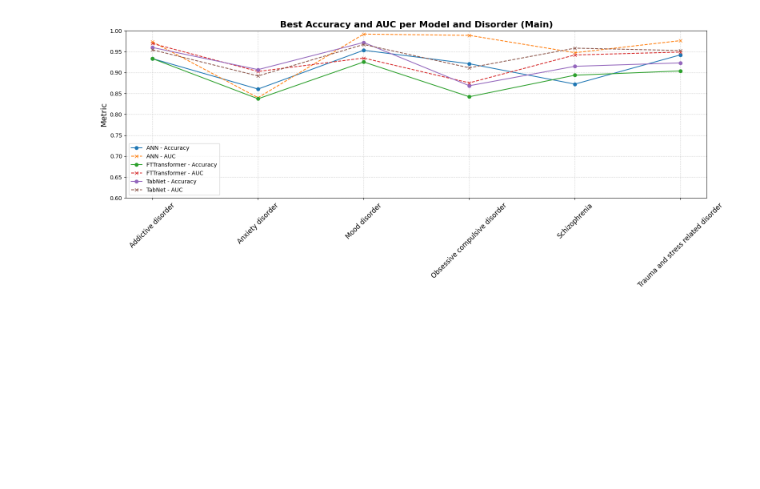
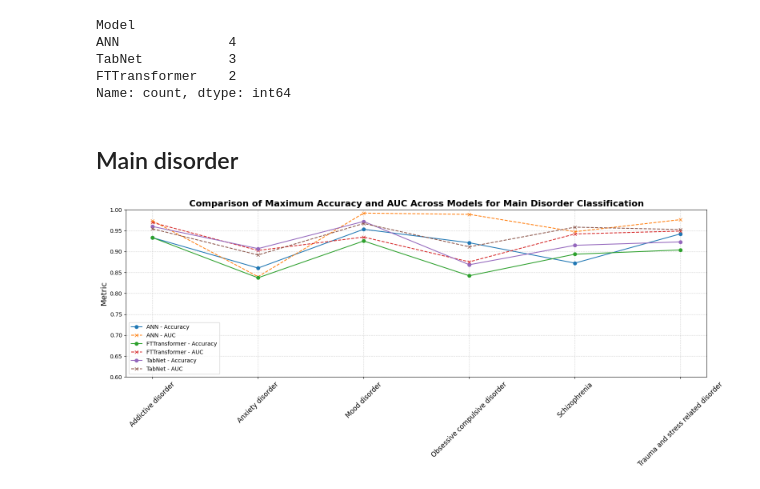
Before and after one commit to matt-balda/.tcc.eeg-signals-neuropsychiatric, a Jupyter notebook: results/training_logs/binary/comparison_graphs_models.ipynb, the cells around one changed output. Drawn from its saved outputs; the diff is of its cells as text; code cells hidden in the pictures; blank space fills up the shorter version.

```diff
--- a/results/training_logs/binary/comparison_graphs_models.ipynb
+++ b/results/training_logs/binary/comparison_graphs_models.ipynb
@@ -3,25 +5,22 @@ import pandas as pd
 import matplotlib.pyplot as plt
 import numpy as np
 
-# 1. Load the CSVs
 df_ann_spec = pd.read_csv('./binary_classification_specifc_disorder_ann.csv')
 df_fttransformer_spec = pd.read_csv('./binary_classification_specific_disorder_fttransformer.csv')
-df_tabnet_spec = pd.read_csv('./binary_classification_specifc_disorder_tabnet1.csv')
+df_tabnet_spec = pd.read_csv('./binary_classification_specifc_disorder_tabnet_last.csv')
 
-# 2. Add a column identifying the model
 df_ann_spec['Model'] = 'ANN'
 df_fttransformer_spec['Model'] = 'FTTransformer'
 df_tabnet_spec['Model'] = 'TabNet'
 
-# 3. Select the row with the highest Accuracy for each Disorder within each model
+
+
 best_ann = df_ann_spec.loc[df_ann_spec.groupby('Disorder')['Accuracy'].idxmax()]
 best_ftt = df_fttransformer_spec.loc[df_fttransformer_spec.groupby('Disorder')['Accuracy'].idxmax()]
 best_tabnet = df_tabnet_spec.loc[df_tabnet_spec.groupby('Disorder')['Accuracy'].idxmax()]
 
-# 4. Combine the best results into one DataFrame
 df_best_spec = pd.concat([best_ann, best_ftt, best_tabnet], ignore_index=True)
 
-# 5. Build metric dictionaries
 def build_metrics_per_disorder(df):
     accuracy = {}
     auc = {}
@@ -33,7 +32,6 @@ def build_metrics_per_disorder(df):
 
 accuracy_spec, auc_spec = build_metrics_per_disorder(df_best_spec)
 
-# 6. Prepare the plot
 labels = list(accuracy_spec.keys())
 models = ['ANN', 'FTTransformer', 'TabNet']
 x = np.arange(len(labels))
@@ -49,10 +47,11 @@ for i, model in enumerate(models):
 plt.xticks(x, labels, rotation=45, fontsize=12)
 plt.ylim(0.6, 1.0)
 plt.ylabel('Metric', fontsize=14)
-plt.title('Best Accuracy and AUC per Model and Disorder (Specific)', fontsize=16, fontweight='bold')
+plt.title('Comparison of Maximum Accuracy and AUC Across Models for Specific Disorder Classification', fontsize=16, fontweight='bold')
 plt.legend(fontsize=10)
 plt.grid(True, linestyle='--', alpha=0.5)
 plt.tight_layout()
+# plt.savefig('model_comparison_specific_disorder.eps', format='eps', dpi=300)
 plt.savefig('model_comparison_specific_disorder.png', dpi=300)
 plt.show()
 # %% [output]
@@ -60,55 +181,61 @@ plt.show()
+# %%
+winners = df_best_spec.loc[df_best_spec.groupby('Disorder')['Accuracy'].idxmax()]
+winner_count = winners['Model'].value_counts()
+winner_count
+# %% [output]
+Model
+ANN              4
+TabNet           3
+FTTransformer    2
+Name: count, dtype: int64
+# %% [markdown]
+## Main disorder
 # %%
-# 1. Load the CSVs
 df_ann_main = pd.read_csv('./binary_classification_main_disorder_ann.csv')
 df_fttransformer_main = pd.read_csv('./binary_classification_main_disorder_fttransformer.csv')
-df_tabnet_main = pd.read_csv('./binary_classification_main_disorder_tabnet1.csv')
+df_tabnet_main = pd.read_csv('./binary_classification_main_disorder_tabnet_last.csv')
 
-# 2. Add a column identifying the model
 df_ann_main['Model'] = 'ANN'
 df_fttransformer_main['Model'] = 'FTTransformer'
 df_tabnet_main['Model'] = 'TabNet'
 
-# 3. Select the row with the highest Accuracy for each Disorder within each model
 best_ann = df_ann_main.loc[df_ann_main.groupby('Disorder')['Accuracy'].idxmax()]
 best_ftt = df_fttransformer_main.loc[df_fttransformer_main.groupby('Disorder')['Accuracy'].idxmax()]
 best_tabnet = df_tabnet_main.loc[df_tabnet_main.groupby('Disorder')['Accuracy'].idxmax()]
 
-# 4. Combine the best results into one DataFrame
 df_best = pd.concat([best_ann, best_ftt, best_tabnet], ignore_index=True)
 
-# 5. Build metric dictionaries
 def build_metrics_per_disorder(df):
     accuracy = {}
     auc = {}
     for disorder in sorted(df['Disorder'].unique()):
         data = df[df['Disorder'] == disorder].sort_values('Model')
         accuracy[disorder] = data['Accuracy'].tolist()
         auc[disorder] = data['AUC'].tolist()
     return accuracy, auc
 
 accuracy_main, auc_main = build_metrics_per_disorder(df_best)
 
-# 6. Prepare the plot
 labels = list(accuracy_main.keys())
 models = ['ANN', 'FTTransformer', 'TabNet']
 x = np.arange(len(labels))
 
 plt.figure(figsize=(16, 7))
 
 for i, model in enumerate(models):
     acc_vals = [accuracy_main[label][i] for label in labels]
     auc_vals = [auc_main[label][i] for label in labels]
     plt.plot(x, acc_vals, marker='o', linestyle='-', label=f'{model} - Accuracy')
     plt.plot(x, auc_vals, marker='x', linestyle='--', label=f'{model} - AUC')
 
 plt.xticks(x, labels, rotation=45, fontsize=12)
 plt.ylim(0.6, 1.0)
 plt.ylabel('Metric', fontsize=14)
-plt.title('Best Accuracy and AUC per Model and Disorder (Main)', fontsize=16, fontweight='bold')
+plt.title('Comparison of Maximum Accuracy and AUC Across Models for Main Disorder Classification', fontsize=16, fontweight='bold')
 plt.legend(fontsize=10)
 plt.grid(True, linestyle='--', alpha=0.5)
 plt.tight_layout()
 plt.savefig('model_comparison_main_disorder.png', dpi=300)
 plt.show()
 # %% [output]
-[figure, old version]
+[figure, new version]
```
Also changed, not shown: parts of 8 cells of this notebook, 5 other files.
